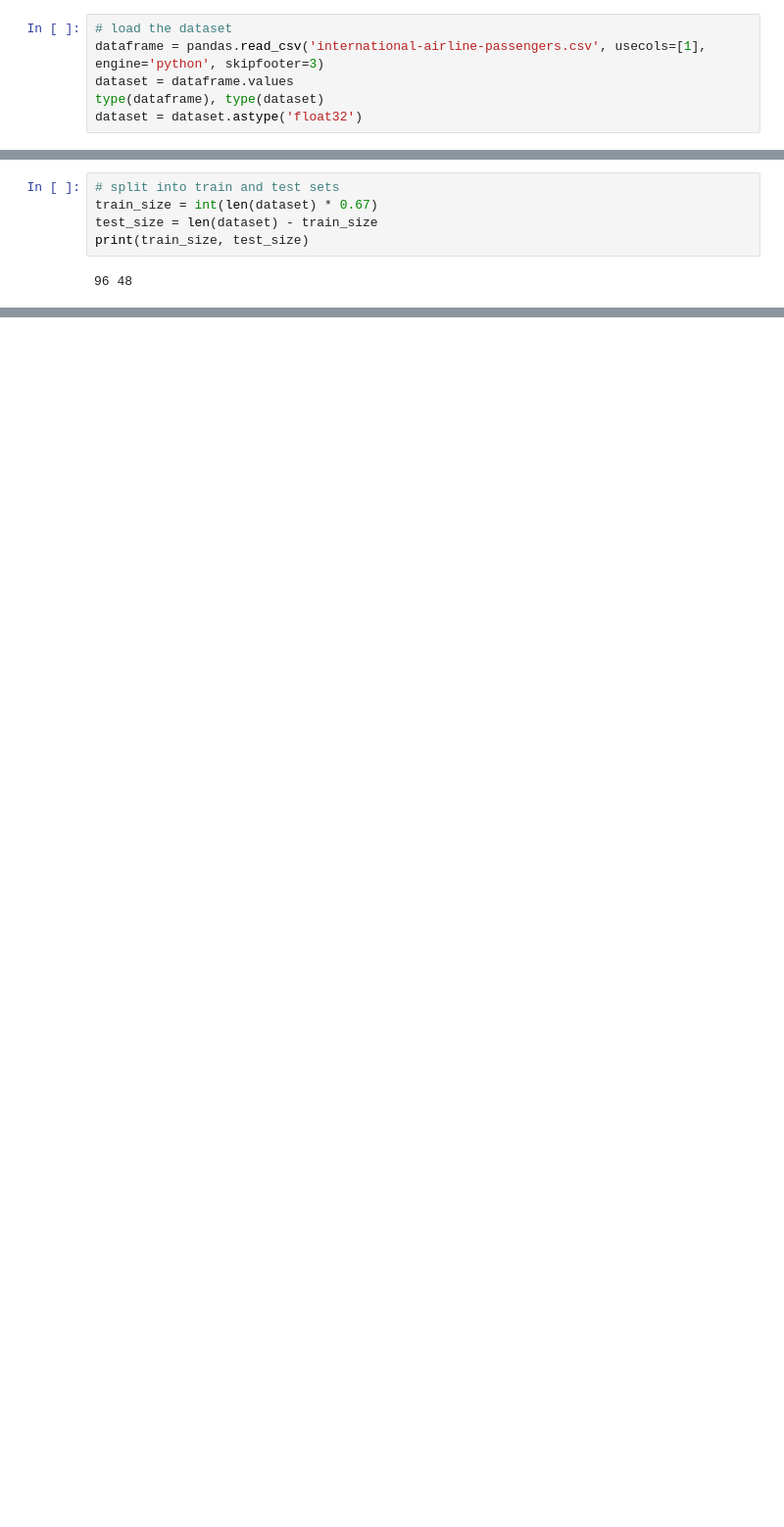
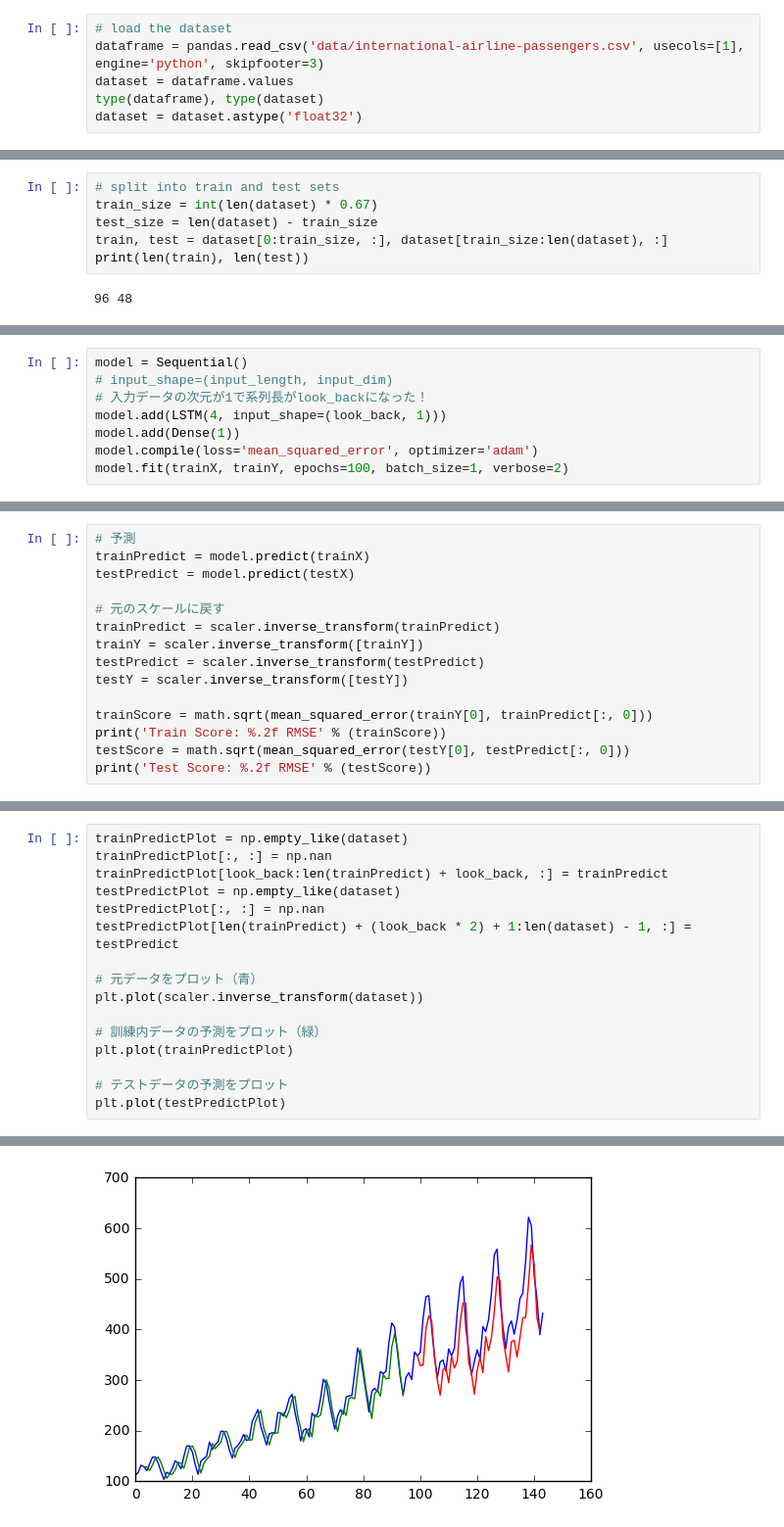
Before and after one commit to aidiary/notebooks, a Jupyter notebook: keras/170526-airline-passengers.ipynb, the cells around one changed output, grey strips where cells are left out. Shown at 98% size. Drawn from its saved outputs; the diff is of its cells as text; blank space fills up the shorter version.

```diff
--- a/keras/170526-airline-passengers.ipynb
+++ b/keras/170526-airline-passengers.ipynb
@@ -57,7 +48,7 @@ Using TensorFlow backend.
 np.random.seed(7)
 # %%
 # load the dataset
-dataframe = pandas.read_csv('international-airline-passengers.csv', usecols=[1], engine='python', skipfooter=3)
+dataframe = pandas.read_csv('data/international-airline-passengers.csv', usecols=[1], engine='python', skipfooter=3)
 dataset = dataframe.values
 type(dataframe), type(dataset)
 dataset = dataset.astype('float32')
@@ -79,6 +81,7 @@ dataset.shape
 # split into train and test sets
 train_size = int(len(dataset) * 0.67)
 test_size = len(dataset) - train_size
-print(train_size, test_size)
+train, test = dataset[0:train_size, :], dataset[train_size:len(dataset), :]
+print(len(train), len(test))
 # %% [output]
 96 48
@@ -84,0 +310,8 @@ print(train_size, test_size)
+# %%
+model = Sequential()
+# input_shape=(input_length, input_dim)
+# 入力データの次元が1で系列長がlook_backになった！
+model.add(LSTM(4, input_shape=(look_back, 1)))
+model.add(Dense(1))
+model.compile(loss='mean_squared_error', optimizer='adam')
+model.fit(trainX, trainY, epochs=100, batch_size=1, verbose=2)
@@ -84,0 +337,15 @@ print(train_size, test_size)
+# %%
+# 予測
+trainPredict = model.predict(trainX)
+testPredict = model.predict(testX)
+
+# 元のスケールに戻す
+trainPredict = scaler.inverse_transform(trainPredict)
+trainY = scaler.inverse_transform([trainY])
+testPredict = scaler.inverse_transform(testPredict)
+testY = scaler.inverse_transform([testY])
+
+trainScore = math.sqrt(mean_squared_error(trainY[0], trainPredict[:, 0]))
+print('Train Score: %.2f RMSE' % (trainScore))
+testScore = math.sqrt(mean_squared_error(testY[0], testPredict[:, 0]))
+print('Test Score: %.2f RMSE' % (testScore))
@@ -84,0 +357,17 @@ print(train_size, test_size)
+# %%
+trainPredictPlot = np.empty_like(dataset)
+trainPredictPlot[:, :] = np.nan
+trainPredictPlot[look_back:len(trainPredict) + look_back, :] = trainPredict
+testPredictPlot = np.empty_like(dataset)
+testPredictPlot[:, :] = np.nan
+testPredictPlot[len(trainPredict) + (look_back * 2) + 1:len(dataset) - 1, :] = testPredict
+
+# 元データをプロット（青）
+plt.plot(scaler.inverse_transform(dataset))
+
+# 訓練内データの予測をプロット（緑）
+plt.plot(trainPredictPlot)
+
+# テストデータの予測をプロット
+plt.plot(testPredictPlot)
+# %% [output]
@@ -84,0 +375 @@ print(train_size, test_size)
+[figure, added]
```
Also changed, not shown: parts of 54 cells of this notebook.
